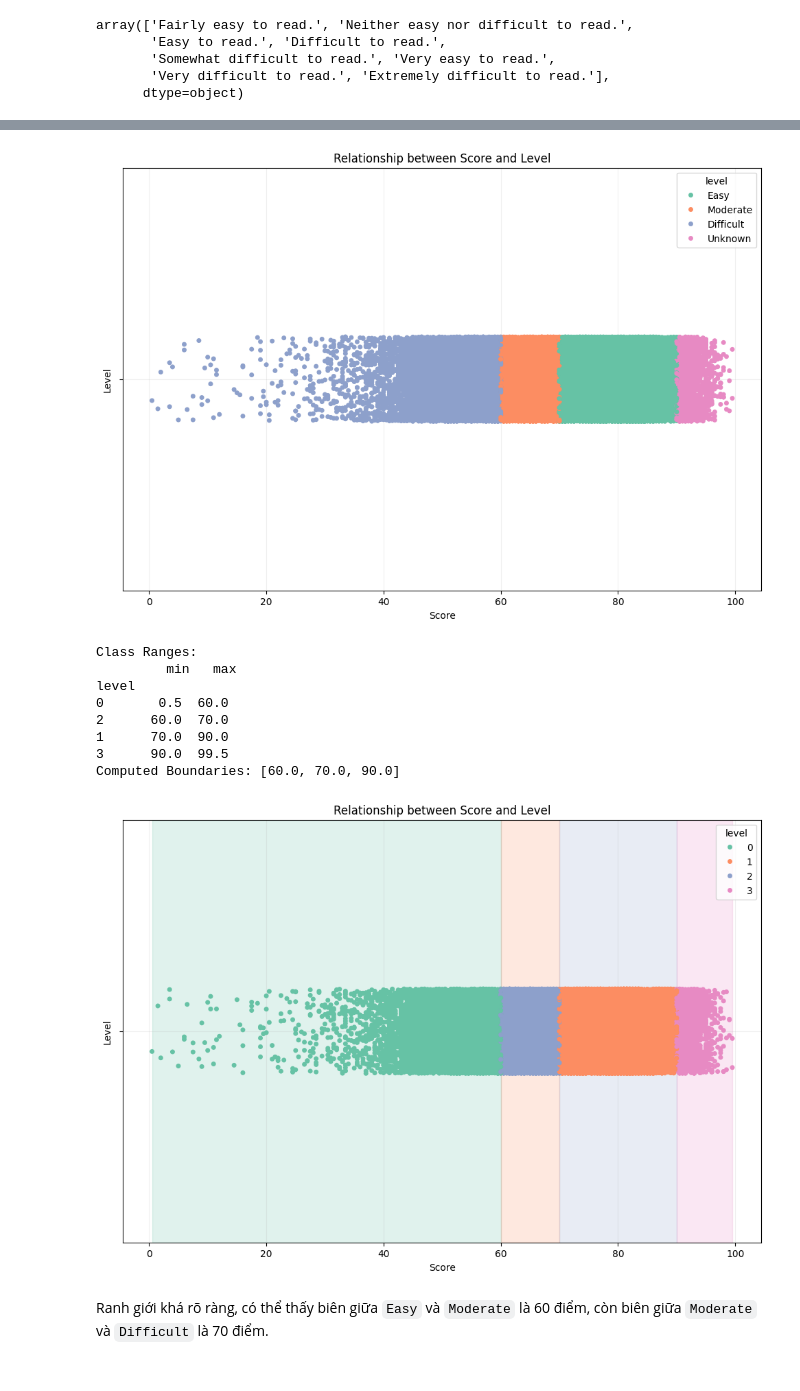
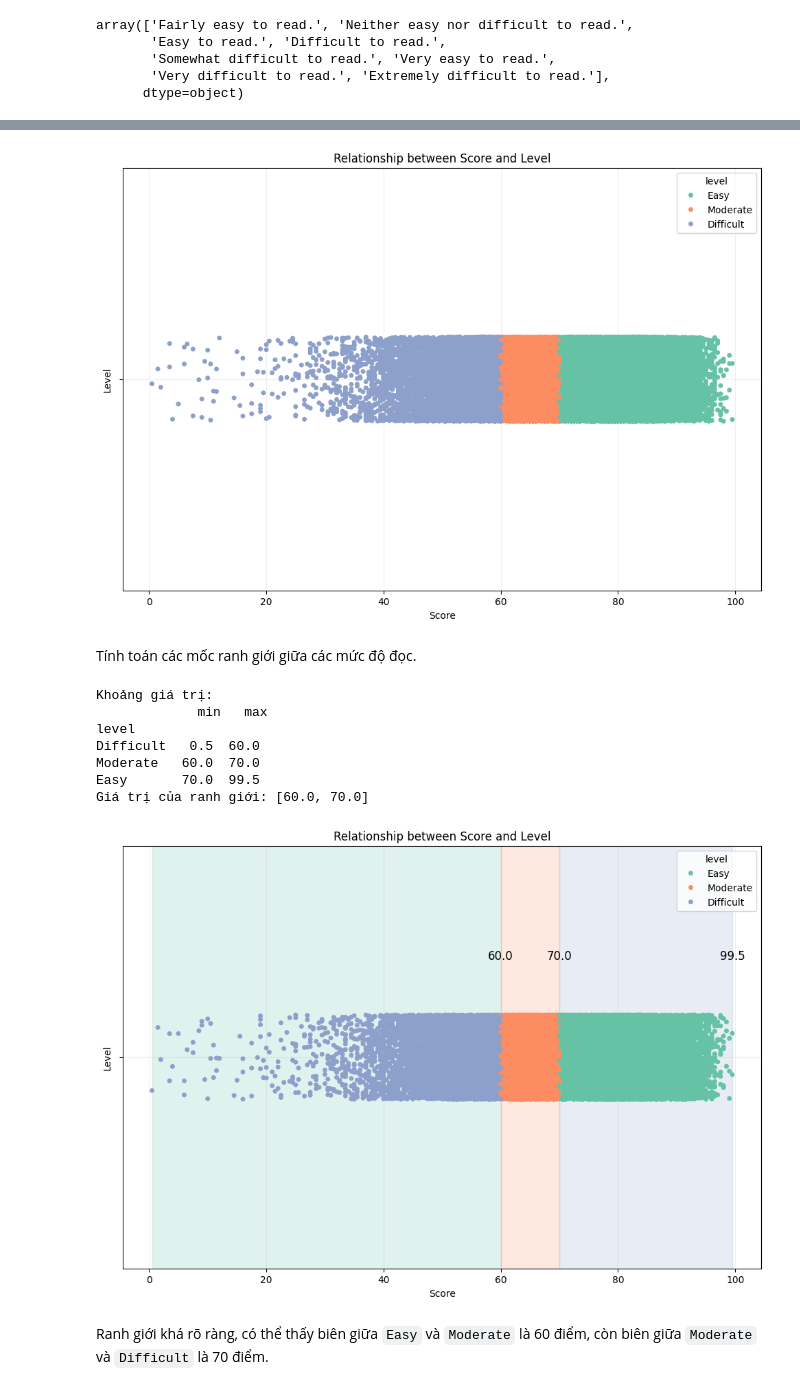
Before and after one commit to TempWiz/I2DS---Final-Project-Book-Recommandation-System, a Jupyter notebook: Final.ipynb, the cells around one changed output, grey strips where cells are left out. Saved outputs shown, nothing was run; the diff lists cells and outputs as text; code cells hidden in the pictures.

```diff
--- a/Final.ipynb
+++ b/Final.ipynb
@@ -106,7 +136,7 @@ for i in range(len(description)): #chỉnh format .0 với .5
 description['level'] = description['level'].map({
     'Fairly easy to read.': 'Easy',
     'Easy to read.': 'Easy',
-    'Very easy to read': 'Easy',
+    'Very easy to read.': 'Easy',
     'Fairly difficult to read.': 'Difficult',
     'Difficult to read.': 'Difficult',
     'Somewhat difficult to read.': 'Difficult',
@@ -138,4 +161,0 @@ description[pd.isnull(description['level'])]
-# %%
-for i in range(len(description)):
-    if pd.isnull(description['level'][i]) == True:
-        description.loc[i, 'level'] = 'Unknown'
@@ -159,11 +181,13 @@ plt.title('Relationship between Score and Level')
 plt.grid(alpha=0.2)
 plt.show()
 # %% [output]
-[figure, old version]
+[figure, new version]
+# %% [markdown]
+Tính toán các mốc ranh giới giữa các mức độ đọc.
 # %%
 # Compute score ranges for each class
 class_ranges = temp.groupby('level')['score'].agg(['min', 'max']).sort_values('min')
-print("Class Ranges:\n", class_ranges)
+print("Khoảng giá trị:\n", class_ranges)
 
 # Compute boundaries between classes
 boundaries = []
@@ -176,36 +200,44 @@ for idx, row in class_ranges.iterrows():
         boundaries.append(boundary)
     previous_max = row['max']
 
-print("Computed Boundaries:", boundaries)
+print("Giá trị của ranh giới:", boundaries)
 # %% [output]
-Class Ranges:
-         min   max
+Khoảng giá trị:
+             min   max
 level
-0       0.5  60.0
-2      60.0  70.0
-1      70.0  90.0
-3      90.0  99.5
-Computed Boundaries: [60.0, 70.0, 90.0]
+Difficult   0.5  60.0
+Moderate   60.0  70.0
+Easy       70.0  99.5
+Giá trị của ranh giới: [60.0, 70.0]
 # %%
 # Plot
 plt.figure(figsize=(12, 8))
 sns.stripplot(data=temp, x=temp['score'], hue=temp['level'], palette='Set2')
 plt.xlabel('Score')
 plt.ylabel('Level')
 plt.title('Relationship between Score and Level')
 
 colors = sns.color_palette("Set2", len(class_ranges))
 
 # Add shaded regions between boundaries
 start = class_ranges['min'].iloc[0]  # Start of the first class range
 for i, boundary in enumerate(boundaries + [class_ranges['max'].iloc[-1]]):  # Include the last max as an endpoint
     plt.axvspan(start, boundary, color=colors[i], alpha=0.2)  # Add translucent shading
+    midpoint = (start + boundary) / 2  # Điểm giữa ranh giới
+    plt.text(boundary, plt.ylim()[1] * 0.45, f'{boundary}',
+             color='black', ha='center', va='bottom', fontsize=12)
     start = boundary  # Update start for the next region
+
+# legend = plt.legend(title='Level', bbox_to_anchor=(1.05, 1), loc='upper left')
+# legend_labels = {0: 'Easy', 1: 'Moderate', 2: 'Difficult'}  # Nhãn thay thế
+
+# for text, original_label in zip(legend.get_texts(), sorted(temp['level'].unique())):
+#     text.set_text(legend_labels[original_label])
 
 plt.grid(alpha=0.2)
 plt.show()
 # %% [output]
-[figure, old version]
+[figure, new version]
 # %% [markdown]
 Ranh giới khá rõ ràng, có thể thấy biên giữa `Easy` và `Moderate` là 60 điểm, còn biên giữa `Moderate` và `Difficult` là 70 điểm.
 # %% [markdown]
```
Also changed, not shown: parts of 29 cells of this notebook, 1 other file.
